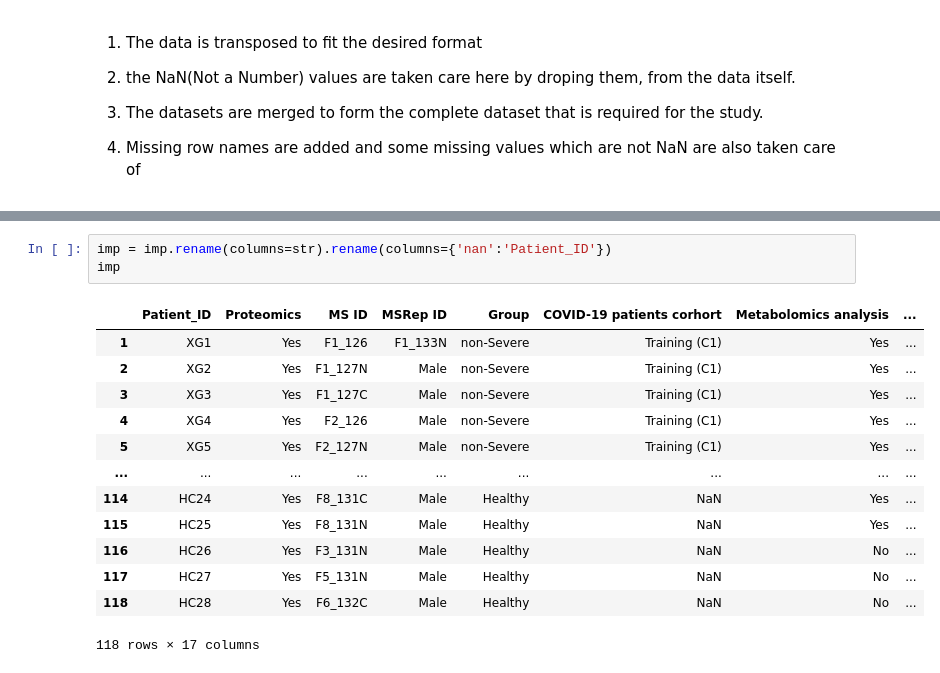
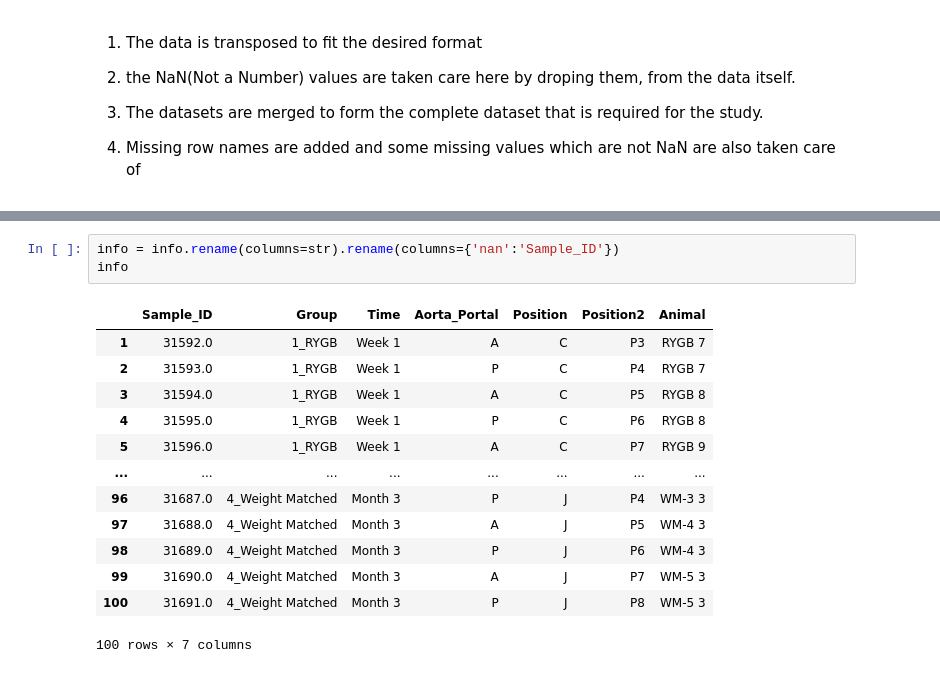
Before and after one commit to omicsEye/PUBH6859, a Jupyter notebook: demo.ipynb, the cells around one changed output, grey strips where cells are left out. Drawn from its saved outputs; the diff is of its cells as text.

```diff
--- a/demo.ipynb
+++ b/demo.ipynb
@@ -158,18 +152,18 @@ Index([                                  nan,
       dtype='object', name=0)
 # %%
-imp = imp.rename(columns=str).rename(columns={'nan':'Patient_ID'})
-imp
+info = info.rename(columns=str).rename(columns={'nan':'Sample_ID'})
+info
 # %% [output]
-|  | Patient_ID | Proteomics | MS ID | MSRep ID | Group | COVID-19 patients corhort | Metabolomics analysis | ... |
-| 1 | XG1 | Yes | F1_126 | F1_133N | non-Severe | Training (C1) | Yes | ... |
-| 2 | XG2 | Yes | F1_127N | Male | non-Severe | Training (C1) | Yes | ... |
-| 3 | XG3 | Yes | F1_127C | Male | non-Severe | Training (C1) | Yes | ... |
-| 4 | XG4 | Yes | F2_126 | Male | non-Severe | Training (C1) | Yes | ... |
-| 5 | XG5 | Yes | F2_127N | Male | non-Severe | Training (C1) | Yes | ... |
-| ... | ... | ... | ... | ... | ... | ... | ... | ... |
-| 114 | HC24 | Yes | F8_131C | Male | Healthy | NaN | Yes | ... |
-| 115 | HC25 | Yes | F8_131N | Male | Healthy | NaN | Yes | ... |
-| 116 | HC26 | Yes | F3_131N | Male | Healthy | NaN | No | ... |
-| 117 | HC27 | Yes | F5_131N | Male | Healthy | NaN | No | ... |
-| 118 | HC28 | Yes | F6_132C | Male | Healthy | NaN | No | ... |
+|  | Sample_ID | Group | Time | Aorta_Portal | Position | Position2 | Animal |
+| 1 | 31592.0 | 1_RYGB | Week 1 | A | C | P3 | RYGB 7 |
+| 2 | 31593.0 | 1_RYGB | Week 1 | P | C | P4 | RYGB 7 |
+| 3 | 31594.0 | 1_RYGB | Week 1 | A | C | P5 | RYGB 8 |
+| 4 | 31595.0 | 1_RYGB | Week 1 | P | C | P6 | RYGB 8 |
+| 5 | 31596.0 | 1_RYGB | Week 1 | A | C | P7 | RYGB 9 |
+| ... | ... | ... | ... | ... | ... | ... | ... |
+| 96 | 31687.0 | 4_Weight Matched | Month 3 | P | J | P4 | WM-3 3 |
+| 97 | 31688.0 | 4_Weight Matched | Month 3 | A | J | P5 | WM-4 3 |
+| 98 | 31689.0 | 4_Weight Matched | Month 3 | P | J | P6 | WM-4 3 |
+| 99 | 31690.0 | 4_Weight Matched | Month 3 | A | J | P7 | WM-5 3 |
+| 100 | 31691.0 | 4_Weight Matched | Month 3 | P | J | P8 | WM-5 3 |
-118 rows × 17 columns
+100 rows × 7 columns
```
Also changed, not shown: parts of 22 cells of this notebook.
